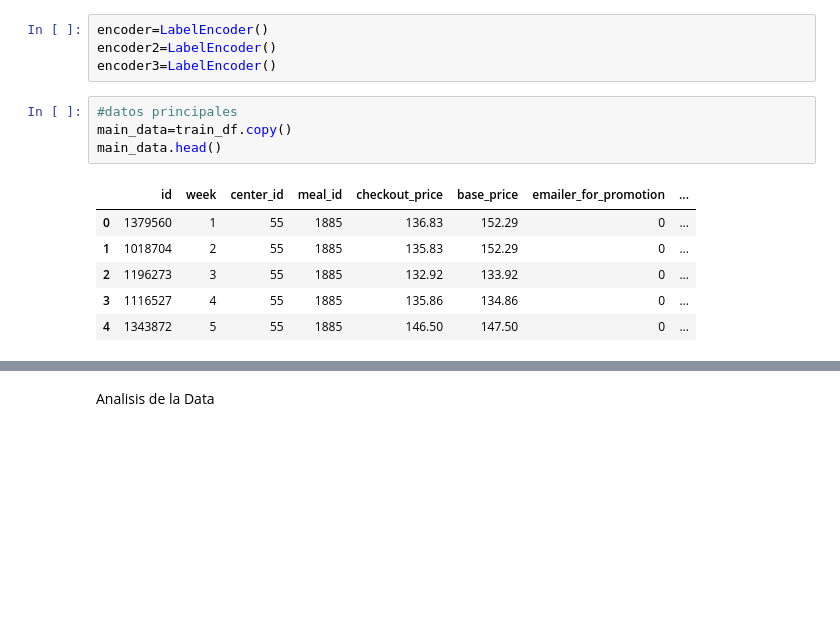
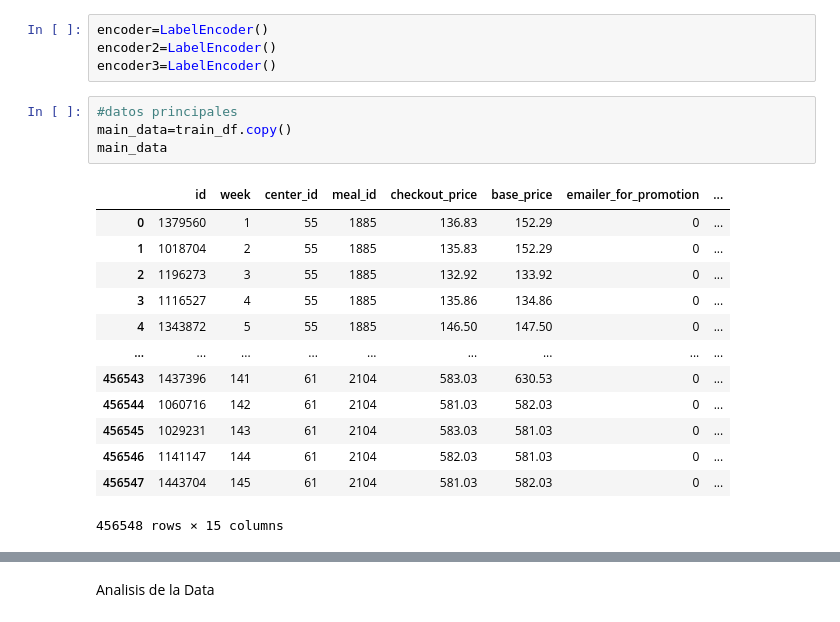
Before and after one commit to fduartej/forecasting-food, a Jupyter notebook: Forecasting_food.ipynb, the cells around one changed output, grey strips where cells are left out. Cells and saved outputs as stored; diff of their text form; blank space fills up the shorter version.

```diff
--- a/Forecasting_food.ipynb
+++ b/Forecasting_food.ipynb
@@ -87,14 +87,21 @@ encoder3=LabelEncoder()
 # %%
 #datos principales
 main_data=train_df.copy()
-main_data.head()
+main_data
 # %% [output]
 |  | id | week | center_id | meal_id | checkout_price | base_price | emailer_for_promotion | ... |
 | 0 | 1379560 | 1 | 55 | 1885 | 136.83 | 152.29 | 0 | ... |
 | 1 | 1018704 | 2 | 55 | 1885 | 135.83 | 152.29 | 0 | ... |
 | 2 | 1196273 | 3 | 55 | 1885 | 132.92 | 133.92 | 0 | ... |
 | 3 | 1116527 | 4 | 55 | 1885 | 135.86 | 134.86 | 0 | ... |
 | 4 | 1343872 | 5 | 55 | 1885 | 146.50 | 147.50 | 0 | ... |
+| ... | ... | ... | ... | ... | ... | ... | ... | ... |
+| 456543 | 1437396 | 141 | 61 | 2104 | 583.03 | 630.53 | 0 | ... |
+| 456544 | 1060716 | 142 | 61 | 2104 | 581.03 | 582.03 | 0 | ... |
+| 456545 | 1029231 | 143 | 61 | 2104 | 583.03 | 581.03 | 0 | ... |
+| 456546 | 1141147 | 144 | 61 | 2104 | 582.03 | 581.03 | 0 | ... |
+| 456547 | 1443704 | 145 | 61 | 2104 | 581.03 | 582.03 | 0 | ... |
+456548 rows × 15 columns
 # %%
 # convertir nominales a numericos
 main_data['category']=encoder.fit_transform(main_data['category'])
```
Also changed, not shown: parts of 21 cells of this notebook.
